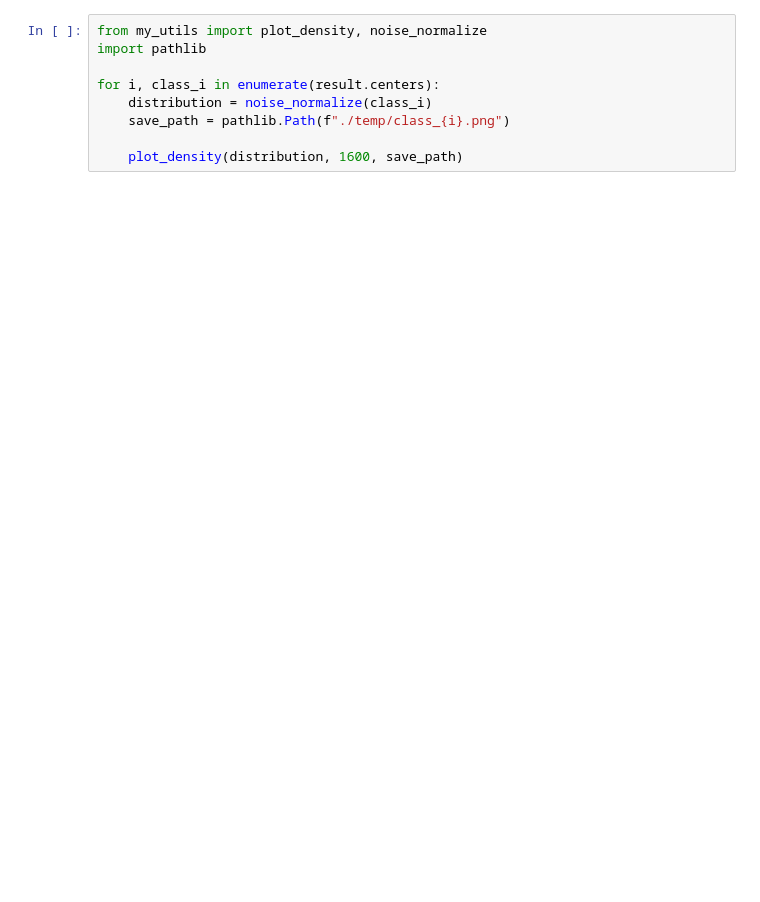
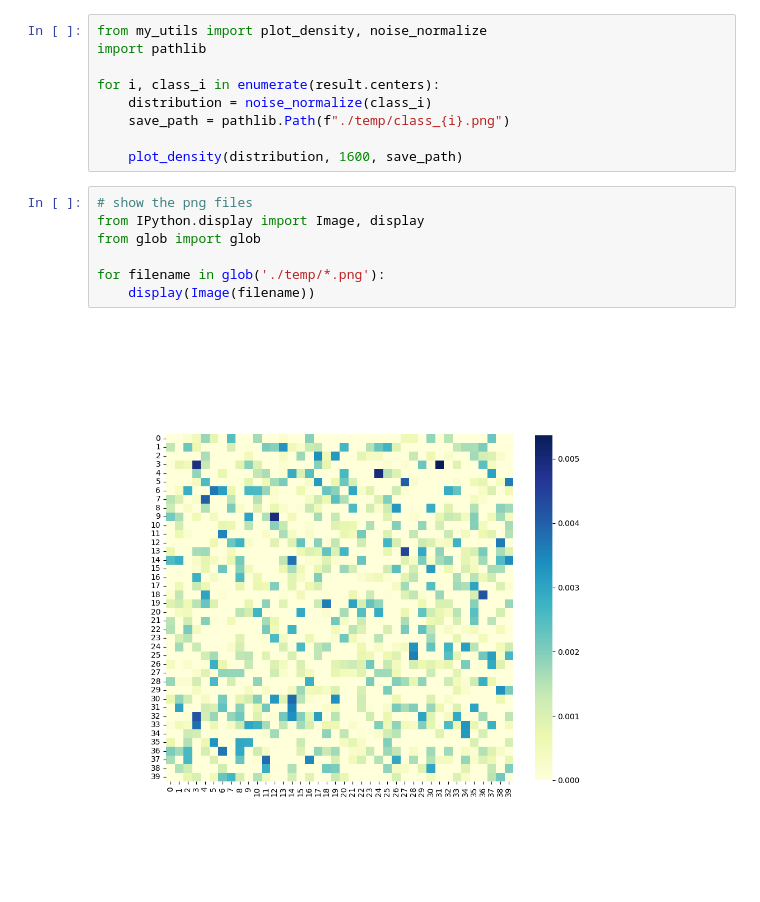
Before and after one commit to tkgsn/priv_traj_gen, a Jupyter notebook: clustering_test.ipynb, the cells around one changed output. Saved outputs shown, nothing was run; the diff lists cells and outputs as text; blank space fills up the shorter version.

```diff
--- a/clustering_test.ipynb
+++ b/clustering_test.ipynb
@@ -35,3 +35,12 @@ for i, class_i in enumerate(result.centers):
     save_path = pathlib.Path(f"./temp/class_{i}.png")
 
     plot_density(distribution, 1600, save_path)
+# %%
+# show the png files
+from IPython.display import Image, display
+from glob import glob
+
+for filename in glob('./temp/*.png'):
+    display(Image(filename))
+# %% [output]
+[figure, added]
```
Also changed, not shown: parts of 2 cells of this notebook.
